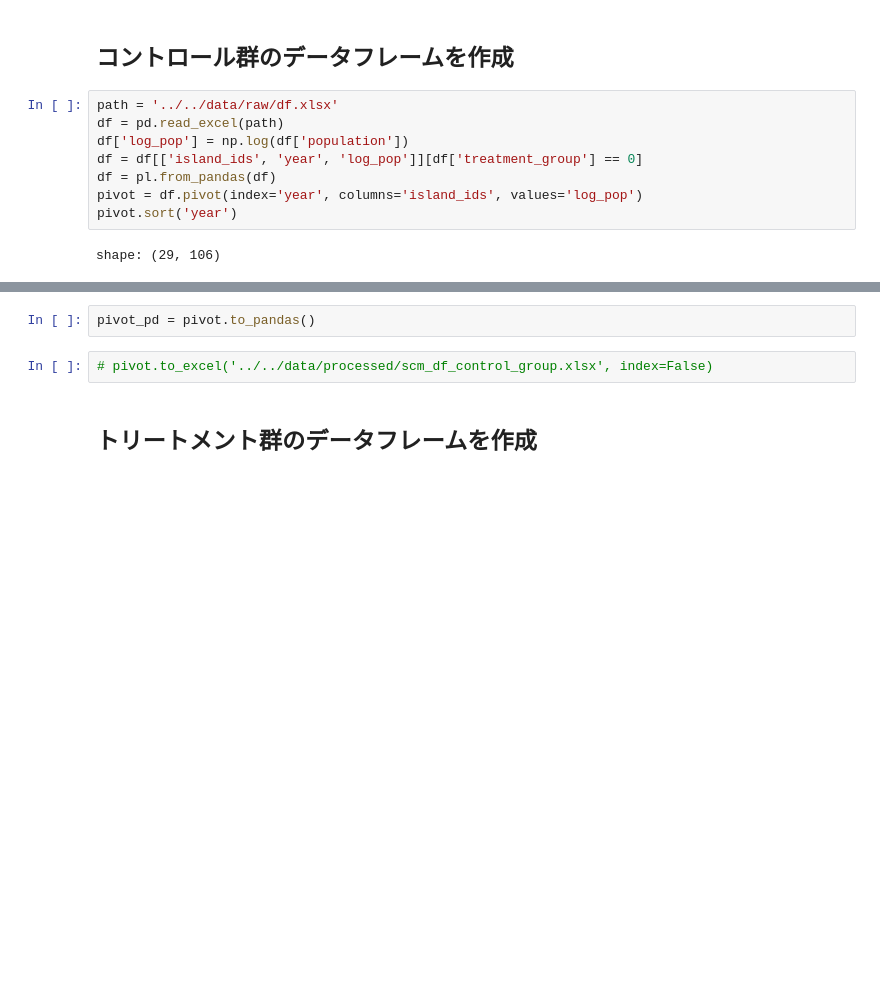
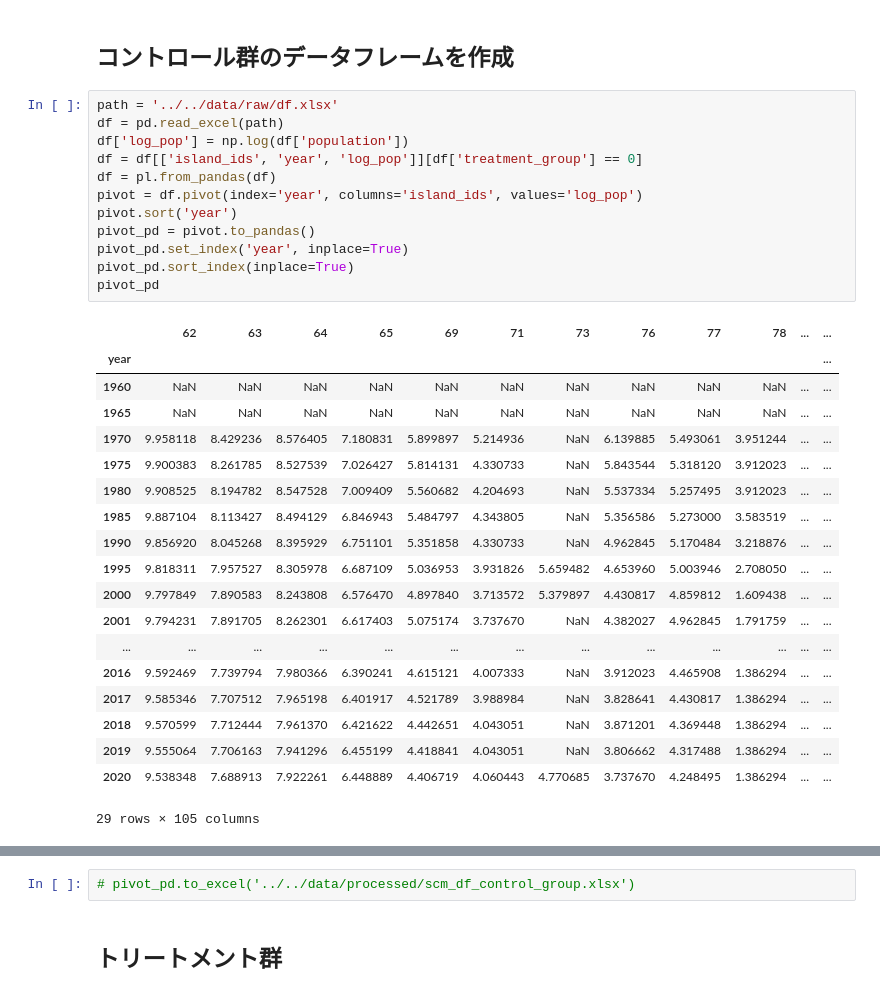
Before and after one commit to Keisei-Akiya/bridge-straw-effects, a Jupyter notebook: src/data_cleaning/get_scm_df.ipynb, the cells around one changed output, grey strips where cells are left out. Drawn from its saved outputs; the diff is of its cells as text; blank space fills up the shorter version.

```diff
--- a/src/data_cleaning/get_scm_df.ipynb
+++ b/src/data_cleaning/get_scm_df.ipynb
@@ -9,10 +9,32 @@ import numpy as np
 # %%
 path = '../../data/raw/df.xlsx'
 df = pd.read_excel(path)
 df['log_pop'] = np.log(df['population'])
 df = df[['island_ids', 'year', 'log_pop']][df['treatment_group'] == 0]
 df = pl.from_pandas(df)
 pivot = df.pivot(index='year', columns='island_ids', values='log_pop')
 pivot.sort('year')
+pivot_pd = pivot.to_pandas()
+pivot_pd.set_index('year', inplace=True)
+pivot_pd.sort_index(inplace=True)
+pivot_pd
 # %% [output]
+|  | 62 | 63 | 64 | 65 | 69 | 71 | 73 | 76 | 77 | 78 | ... | ... |
+| year |  |  |  |  |  |  |  |  |  |  |  | ... |
+| 1960 | NaN | NaN | NaN | NaN | NaN | NaN | NaN | NaN | NaN | NaN | ... | ... |
+| 1965 | NaN | NaN | NaN | NaN | NaN | NaN | NaN | NaN | NaN | NaN | ... | ... |
+| 1970 | 9.958118 | 8.429236 | 8.576405 | 7.180831 | 5.899897 | 5.214936 | NaN | 6.139885 | 5.493061 | 3.951244 | ... | ... |
+| 1975 | 9.900383 | 8.261785 | 8.527539 | 7.026427 | 5.814131 | 4.330733 | NaN | 5.843544 | 5.318120 | 3.912023 | ... | ... |
+| 1980 | 9.908525 | 8.194782 | 8.547528 | 7.009409 | 5.560682 | 4.204693 | NaN | 5.537334 | 5.257495 | 3.912023 | ... | ... |
+| 1985 | 9.887104 | 8.113427 | 8.494129 | 6.846943 | 5.484797 | 4.343805 | NaN | 5.356586 | 5.273000 | 3.583519 | ... | ... |
+| 1990 | 9.856920 | 8.045268 | 8.395929 | 6.751101 | 5.351858 | 4.330733 | NaN | 4.962845 | 5.170484 | 3.218876 | ... | ... |
+| 1995 | 9.818311 | 7.957527 | 8.305978 | 6.687109 | 5.036953 | 3.931826 | 5.659482 | 4.653960 | 5.003946 | 2.708050 | ... | ... |
+| 2000 | 9.797849 | 7.890583 | 8.243808 | 6.576470 | 4.897840 | 3.713572 | 5.379897 | 4.430817 | 4.859812 | 1.609438 | ... | ... |
+| 2001 | 9.794231 | 7.891705 | 8.262301 | 6.617403 | 5.075174 | 3.737670 | NaN | 4.382027 | 4.962845 | 1.791759 | ... | ... |
+| ... | ... | ... | ... | ... | ... | ... | ... | ... | ... | ... | ... | ... |
+| 2016 | 9.592469 | 7.739794 | 7.980366 | 6.390241 | 4.615121 | 4.007333 | NaN | 3.912023 | 4.465908 | 1.386294 | ... | ... |
+| 2017 | 9.585346 | 7.707512 | 7.965198 | 6.401917 | 4.521789 | 3.988984 | NaN | 3.828641 | 4.430817 | 1.386294 | ... | ... |
+| 2018 | 9.570599 | 7.712444 | 7.961370 | 6.421622 | 4.442651 | 4.043051 | NaN | 3.871201 | 4.369448 | 1.386294 | ... | ... |
+| 2019 | 9.555064 | 7.706163 | 7.941296 | 6.455199 | 4.418841 | 4.043051 | NaN | 3.806662 | 4.317488 | 1.386294 | ... | ... |
+| 2020 | 9.538348 | 7.688913 | 7.922261 | 6.448889 | 4.406719 | 4.060443 | 4.770685 | 3.737670 | 4.248495 | 1.386294 | ... | ... |
-shape: (29, 106)
+29 rows × 105 columns
@@ -32,6 +41,4 @@ shape: (29, 106)
-# %%
-pivot_pd = pivot.to_pandas()
 # %%
-# pivot.to_excel('../../data/processed/scm_df_control_group.xlsx', index=False)
+# pivot_pd.to_excel('../../data/processed/scm_df_control_group.xlsx')
 # %% [markdown]
-## トリートメント群のデータフレームを作成
+## トリートメント群
```
Also changed, not shown: parts of 8 cells of this notebook, 1 other file.
